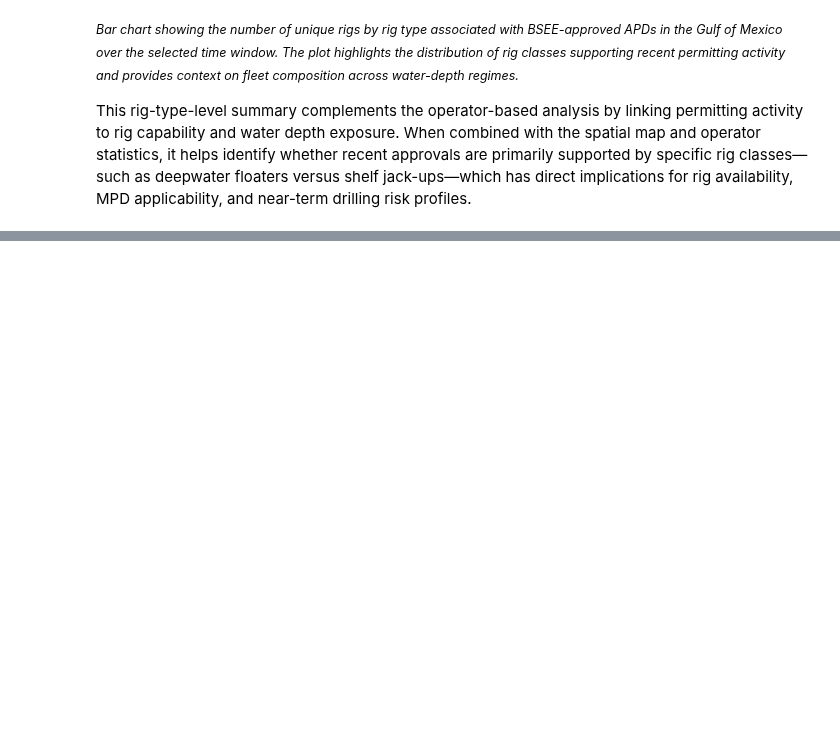
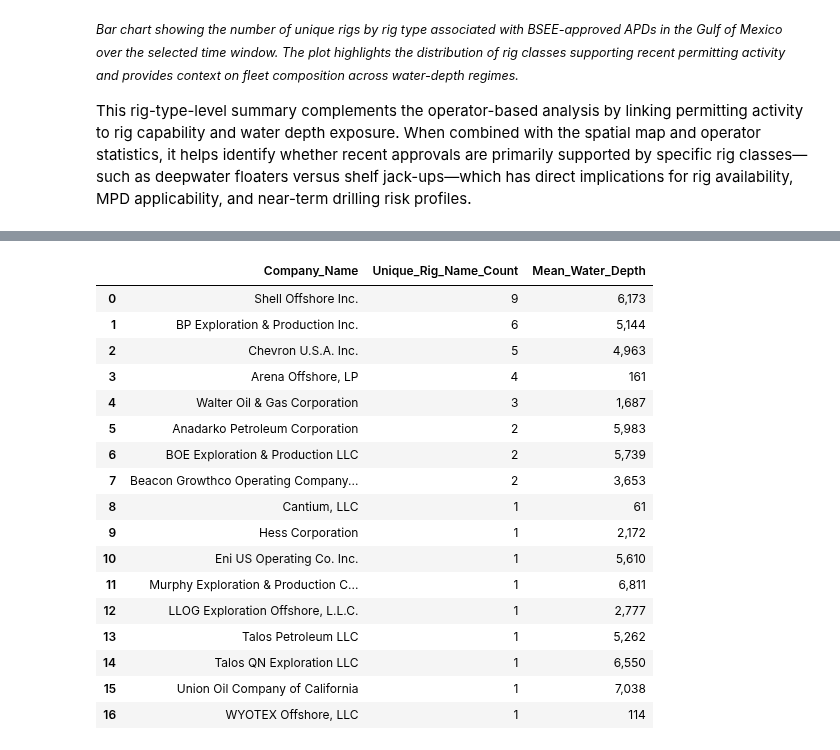
Before and after one commit to SCallerio/MPDBlog, a Jupyter notebook: src/2026-01-25-bsee-map-jupyter-example/2026-01-25-bsee-map-jupyter.ipynb, the cells around one changed output, grey strips where cells are left out. Saved outputs shown, nothing was run; the diff lists cells and outputs as text; code cells hidden in the pictures; blank space fills up the shorter version.

```diff
--- a/src/2026-01-25-bsee-map-jupyter-example/2026-01-25-bsee-map-jupyter.ipynb
+++ b/src/2026-01-25-bsee-map-jupyter-example/2026-01-25-bsee-map-jupyter.ipynb
@@ -311,0 +334,34 @@ This rig-type-level summary complements the operator-based analysis by linking p
+# %%
+# Use the company name (BUS_ASC_NAME) to group by
+# and count unique well names, and calculate mean water depth
+unique_wells_by_company = APD.groupby('BUS_ASC_NAME').agg(
+    Unique_Rig_Name_Count=('RIG_NAME', 'nunique'),
+    Mean_Water_Depth=('WATER_DEPTH', 'mean')
+).reset_index()
+# Sort by Unique_Well_Name_Count descending
+unique_wells_by_company = unique_wells_by_company.sort_values(by='Unique_Rig_Name_Count', ascending=False).reset_index(drop=True)
+# # Rename columns for better display
+unique_wells_by_company.columns = ['Company_Name', 'Unique_Rig_Name_Count', 'Mean_Water_Depth']
+# # Format Mean_Water_Depth with commas and no decimal places
+unique_wells_by_company['Mean_Water_Depth'] = unique_wells_by_company['Mean_Water_Depth'].map('{:,.0f}'.format)
+# Display the table output
+display(unique_wells_by_company)
+# %% [output]
+|  | Company_Name | Unique_Rig_Name_Count | Mean_Water_Depth |
+| 0 | Shell Offshore Inc. | 9 | 6,173 |
+| 1 | BP Exploration & Production Inc. | 6 | 5,144 |
+| 2 | Chevron U.S.A. Inc. | 5 | 4,963 |
+| 3 | Arena Offshore, LP | 4 | 161 |
+| 4 | Walter Oil & Gas Corporation | 3 | 1,687 |
+| 5 | Anadarko Petroleum Corporation | 2 | 5,983 |
+| 6 | BOE Exploration & Production LLC | 2 | 5,739 |
+| 7 | Beacon Growthco Operating Company... | 2 | 3,653 |
+| 8 | Cantium, LLC | 1 | 61 |
+| 9 | Hess Corporation | 1 | 2,172 |
+| 10 | Eni US Operating Co. Inc. | 1 | 5,610 |
+| 11 | Murphy Exploration & Production C... | 1 | 6,811 |
+| 12 | LLOG Exploration Offshore, L.L.C. | 1 | 2,777 |
+| 13 | Talos Petroleum LLC | 1 | 5,262 |
+| 14 | Talos QN Exploration LLC | 1 | 6,550 |
+| 15 | Union Oil Company of California | 1 | 7,038 |
+| 16 | WYOTEX Offshore, LLC | 1 | 114 |
```
Also changed, not shown: parts of 16 cells of this notebook.
